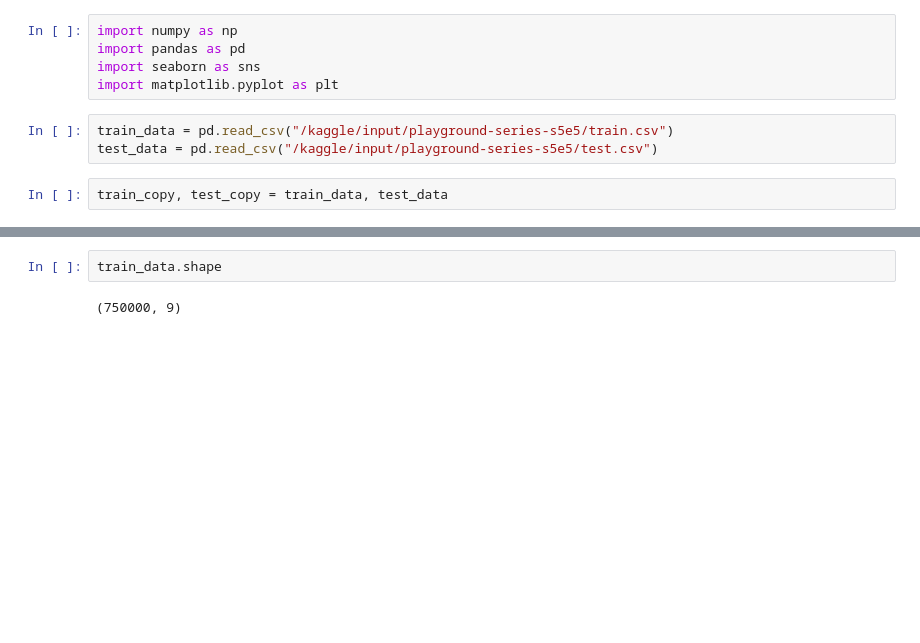
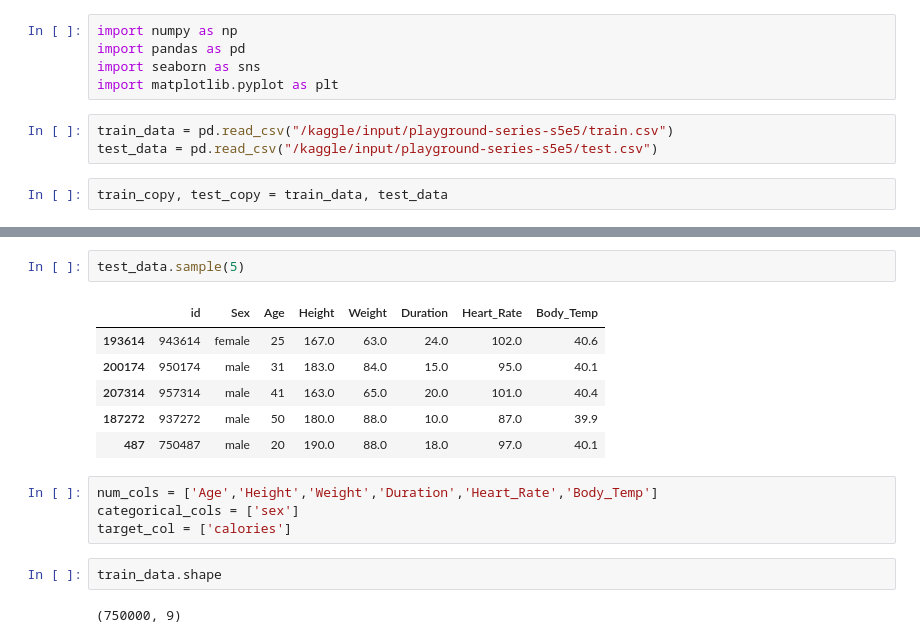
Before and after one commit to karishma-battina/kaggle, a Jupyter notebook: competitions/caloriepred-rforest.ipynb, the cells around one changed output, grey strips where cells are left out. Drawn from its saved outputs; the diff is of its cells as text; blank space fills up the shorter version.

```diff
--- a/competitions/caloriepred-rforest.ipynb
+++ b/competitions/caloriepred-rforest.ipynb
@@ -31,3 +22,16 @@ test_data.head()
+# %%
+test_data.sample(5)
+# %% [output]
+|  | id | Sex | Age | Height | Weight | Duration | Heart_Rate | Body_Temp |
+| 193614 | 943614 | female | 25 | 167.0 | 63.0 | 24.0 | 102.0 | 40.6 |
+| 200174 | 950174 | male | 31 | 183.0 | 84.0 | 15.0 | 95.0 | 40.1 |
+| 207314 | 957314 | male | 41 | 163.0 | 65.0 | 20.0 | 101.0 | 40.4 |
+| 187272 | 937272 | male | 50 | 180.0 | 88.0 | 10.0 | 87.0 | 39.9 |
+| 487 | 750487 | male | 20 | 190.0 | 88.0 | 18.0 | 97.0 | 40.1 |
+# %%
+num_cols = ['Age','Height','Weight','Duration','Heart_Rate','Body_Temp']
+categorical_cols = ['sex']
+target_col = ['calories']
 # %%
 train_data.shape
 # %% [output]
```
Also changed, not shown: parts of 15 cells of this notebook.
